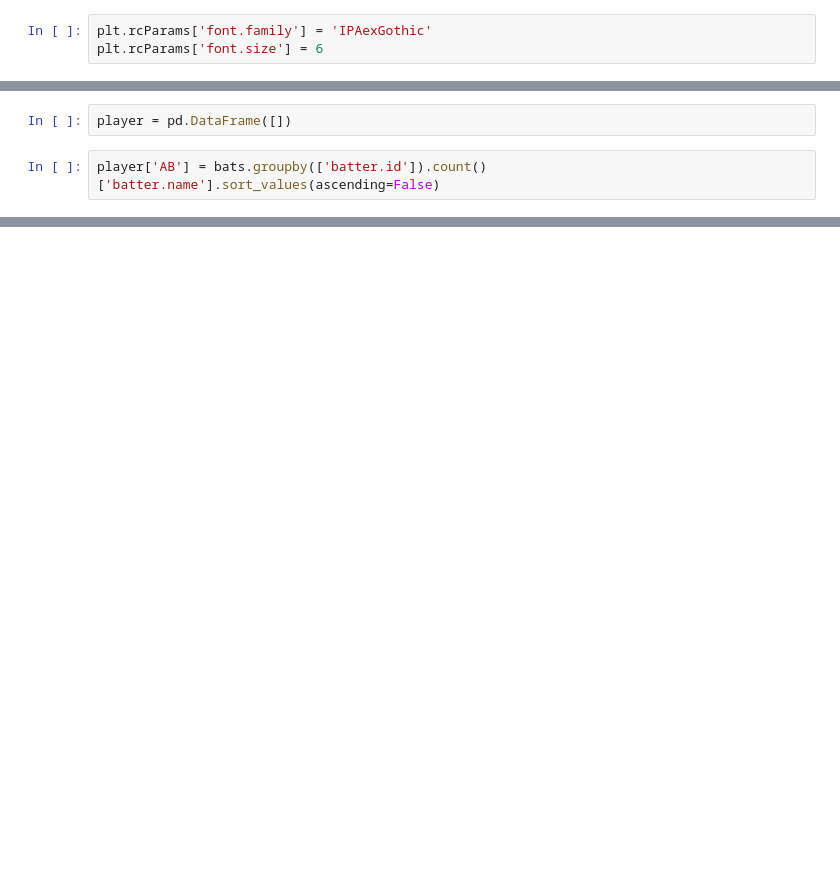
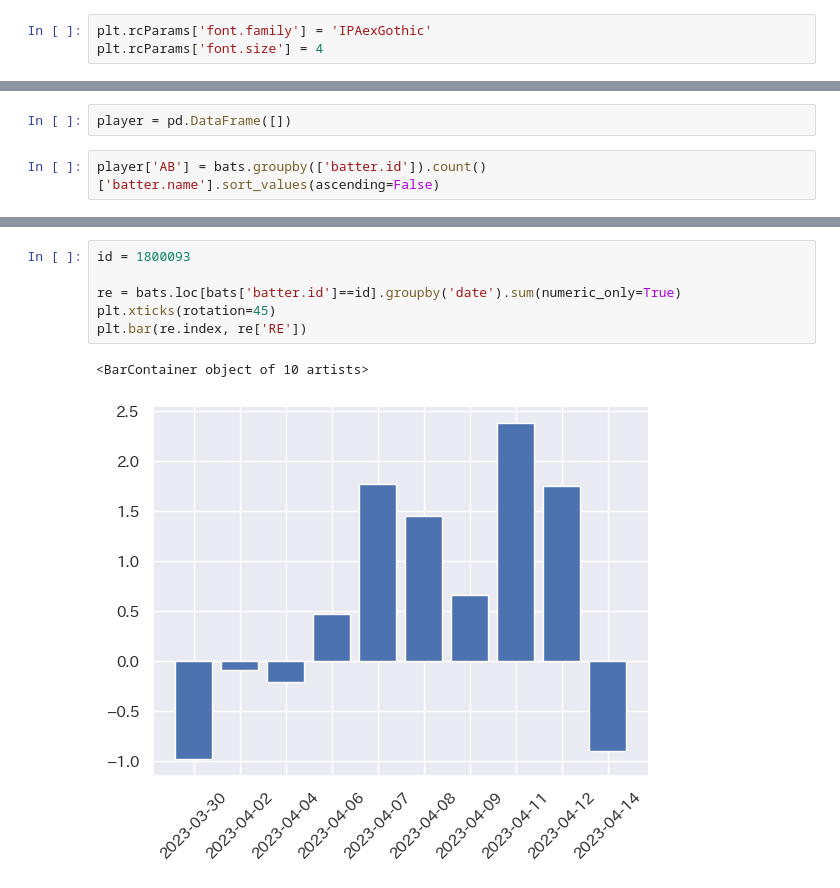
Before and after one commit to kanameg/npb-live-2023, a Jupyter notebook: python/src/batter_score.ipynb, the cells around one changed output, grey strips where cells are left out. Drawn from its saved outputs; the diff is of its cells as text; blank space fills up the shorter version.

```diff
--- a/python/src/batter_score.ipynb
+++ b/python/src/batter_score.ipynb
@@ -17,7 +17,7 @@ sns.set()
 '%.6f'
 # %%
 plt.rcParams['font.family'] = 'IPAexGothic'
-plt.rcParams['font.size'] = 6
+plt.rcParams['font.size'] = 4
 # %%
 # 打席結果データの読み込み
 bats = pd.read_csv('../live-stats/bat-2023.csv')
@@ -75,0 +94,9 @@ player['RE'].sum()
+# %%
+id = 1800093
+
+re = bats.loc[bats['batter.id']==id].groupby('date').sum(numeric_only=True)
+plt.xticks(rotation=45)
+plt.bar(re.index, re['RE'])
+# %% [output]
+<BarContainer object of 10 artists>
+[figure, added]
```
Also changed, not shown: parts of 9 cells of this notebook, 27 other files.
